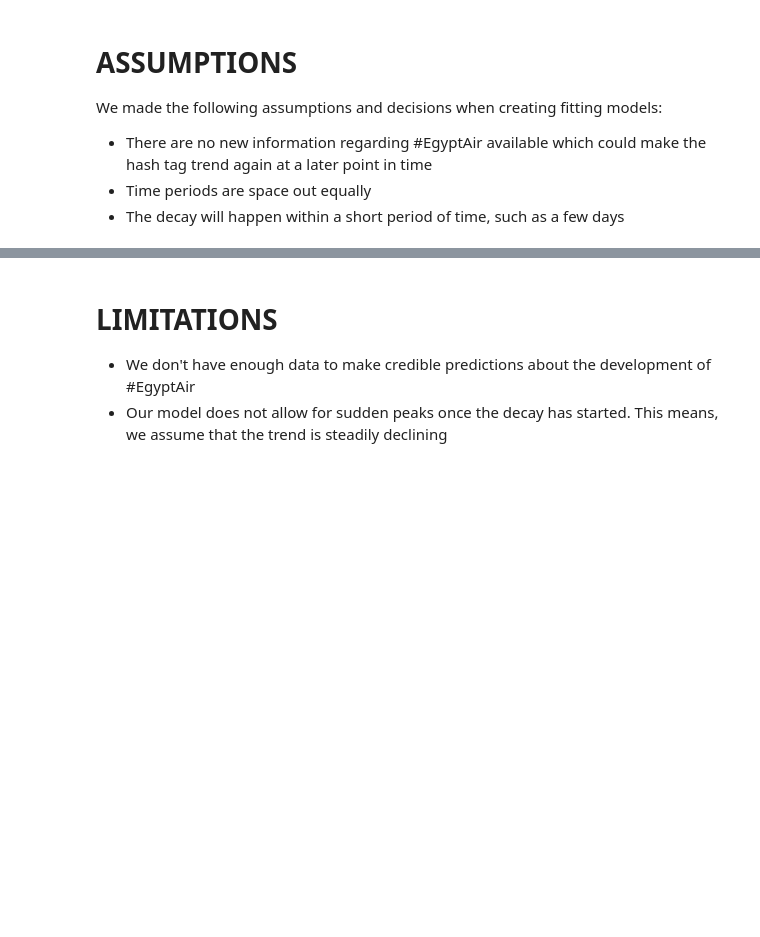
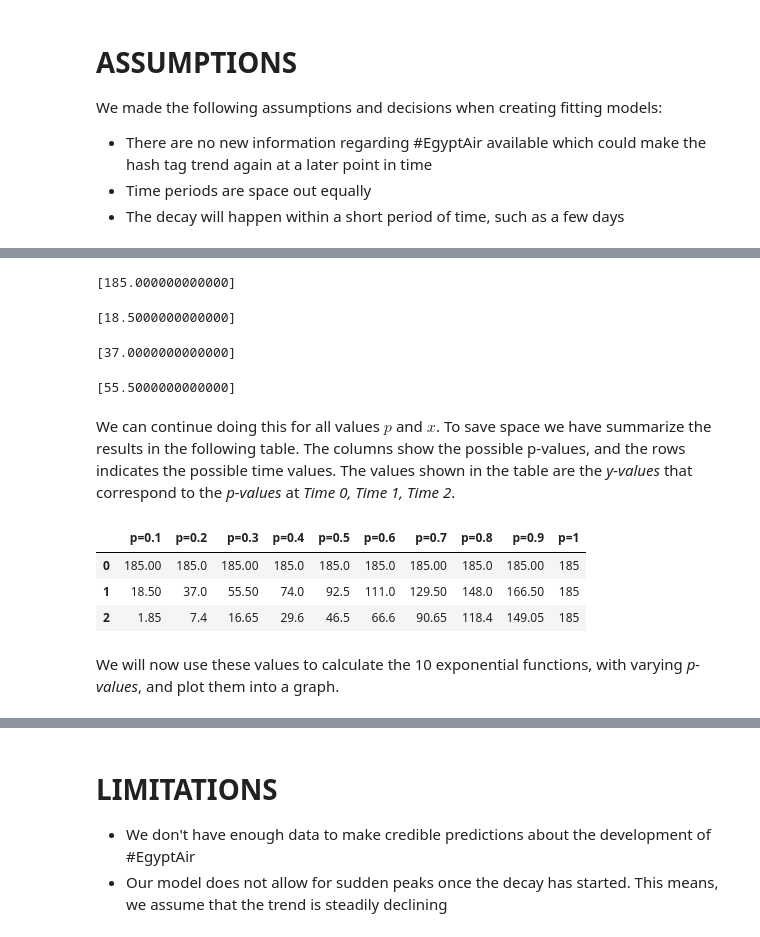
Before and after one commit to ilaureys/Assignment3, a Jupyter notebook: Assignment 3.ipynb, the cells around one changed output, grey strips where cells are left out. Cells and saved outputs as stored; diff of their text form; code cells hidden in the pictures; blank space fills up the shorter version.

```diff
--- a/Assignment 3.ipynb
+++ b/Assignment 3.ipynb
@@ -337,0 +303,13 @@ plt.xlabel('Time')
+# %%
+# We use the package Pandas to create the tables below
+import pandas as pd
+import numpy as np
+import matplotlib.pyplot as plt
+pd.set_option('max_columns', 50)
+%matplotlib inline
+
+data = {'Model': ['Linear1', 'Linear2'],
+        'b-value': [105, 61.5],
+        'Function': ['y=185-105x', 'y=185-61.5x']}
+LinearModels = pd.DataFrame(data, columns=['Model', 'b-value', 'Function'])
+LinearModels
@@ -337,0 +377,42 @@ plt.xlabel('Time')
+# %%
+y = Symbol('y')
+solve( y-185*0.1**0, y )
+# %% [output]
+[185.000000000000]
+# %%
+y = Symbol('y')
+solve( y-185*0.1**1, y )
+# %% [output]
+[18.5000000000000]
+# %%
+y = Symbol('y')
+solve( y-185*0.2**1, y )
+# %% [output]
+[37.0000000000000]
+# %%
+y = Symbol('y')
+solve( y-185*0.3**1, y )
+# %% [output]
+[55.5000000000000]
+# %% [markdown]
+We can continue doing this for all values $p$ and $x$. To save space we have summarize the results in the following table. The columns show the possible p-values, and the rows indicates the possible time values. The values shown in the table are the *y-values* that correspond to the *p-values* at *Time 0, Time 1, Time 2*.
+# %%
+data = {'p=0.1': [185, 18.5, 1.85],
+        'p=0.2': [185, 37, 7.4],
+        'p=0.3': [185, 55.5, 16.65],
+        'p=0.4': [185, 74, 29.6],
+        'p=0.5': [185, 92.5, 46.5],
+        'p=0.6': [185, 111, 66.6],
+        'p=0.7': [185, 129.5, 90.65],
+        'p=0.8': [185, 148, 118.4],
+        'p=0.9': [185, 166.5, 149.05],
+        'p=1': [185, 185, 185]}
+EgyptAirCountModel = pd.DataFrame(data, columns=['p=0.1', 'p=0.2', 'p=0.3', 'p=0.4', 'p=0.5', 'p=0.6', 'p=0.7', 'p=0.8', 'p=0.9', 'p=1'])
+EgyptAirCountModel
+# %% [output]
+|  | p=0.1 | p=0.2 | p=0.3 | p=0.4 | p=0.5 | p=0.6 | p=0.7 | p=0.8 | p=0.9 | p=1 |
+| 0 | 185.00 | 185.0 | 185.00 | 185.0 | 185.0 | 185.0 | 185.00 | 185.0 | 185.00 | 185 |
+| 1 | 18.50 | 37.0 | 55.50 | 74.0 | 92.5 | 111.0 | 129.50 | 148.0 | 166.50 | 185 |
+| 2 | 1.85 | 7.4 | 16.65 | 29.6 | 46.5 | 66.6 | 90.65 | 118.4 | 149.05 | 185 |
+# %% [markdown]
+We will now use these values to calculate the 10 exponential functions, with varying *p-values*, and plot them into a graph.
```
Also changed, not shown: parts of 18 cells of this notebook.
